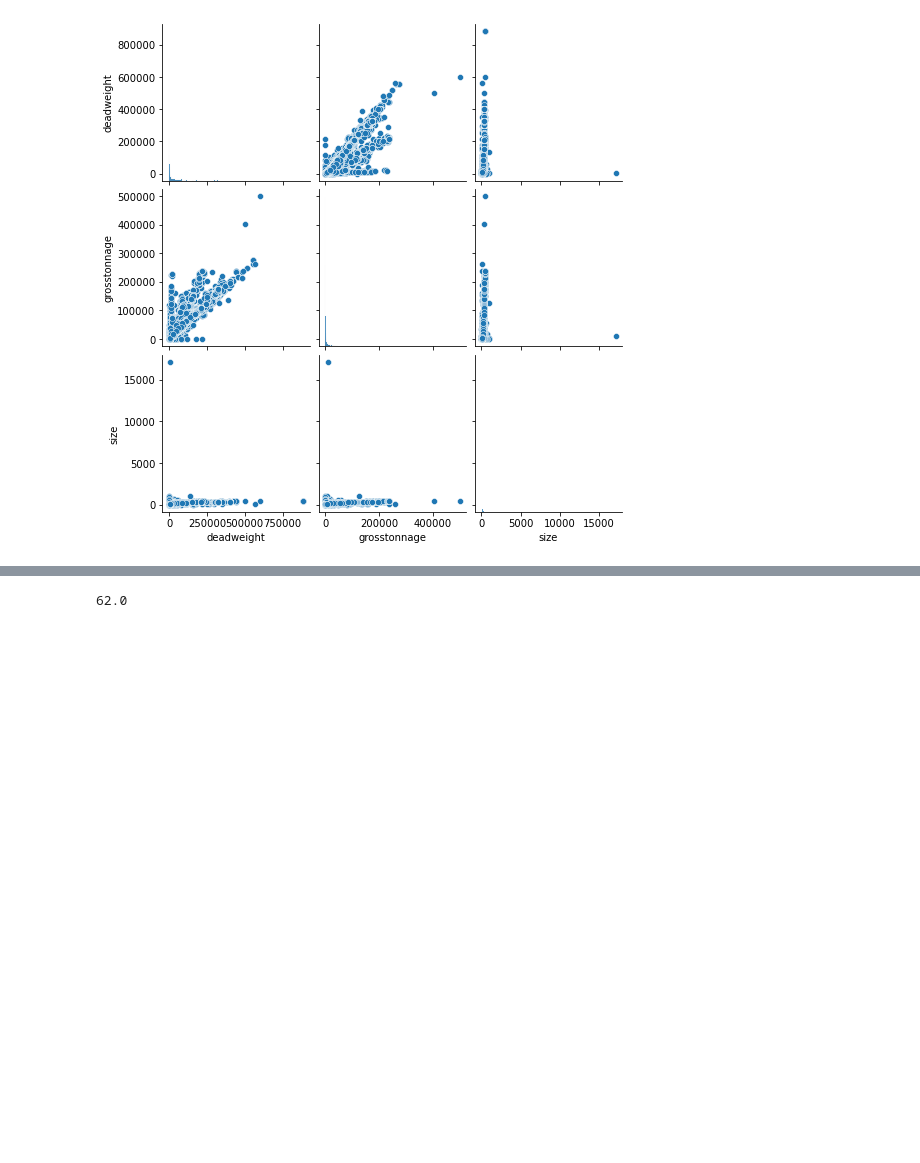
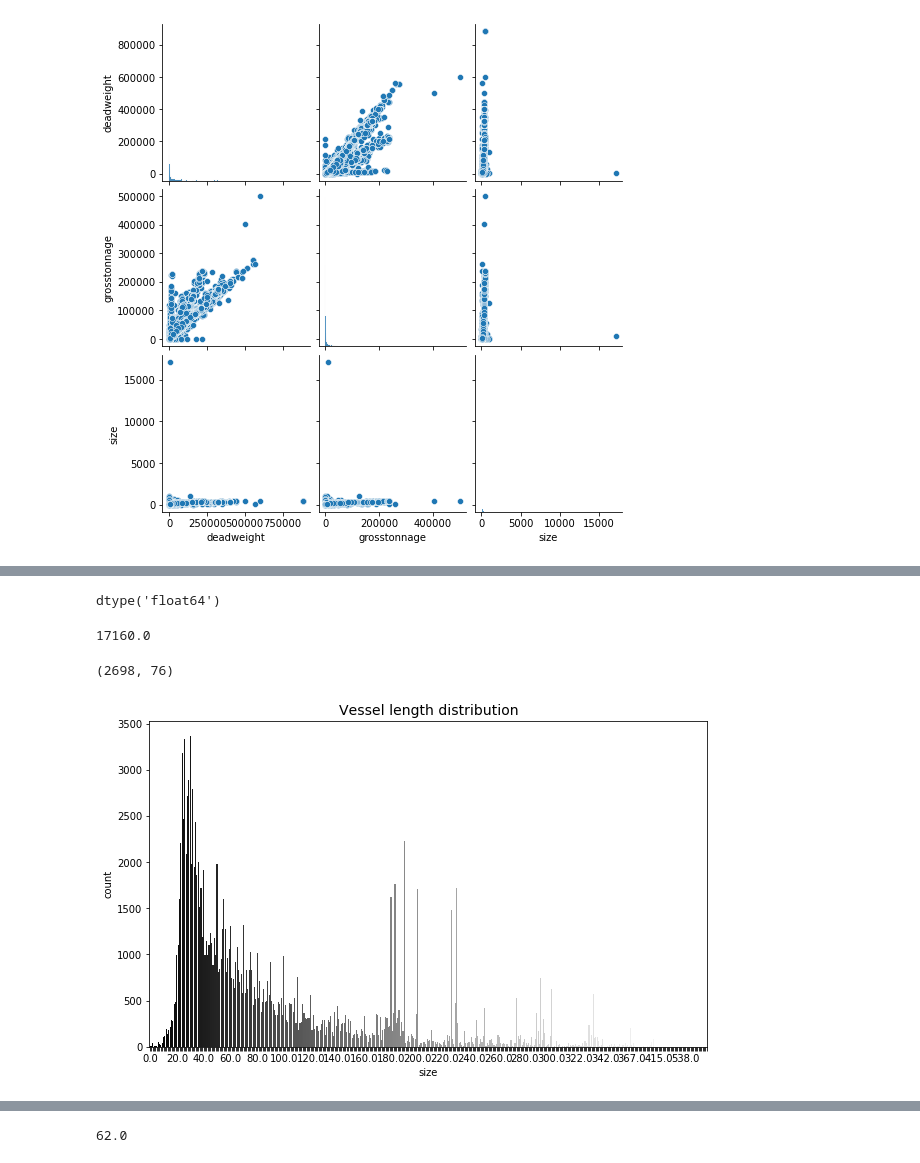
Before and after one commit to efratmag/ports-mapping-using-behavioral-vessel-data, a Jupyter notebook: data_exploration/EDA_Efrat.ipynb, the cells around one changed output, grey strips where cells are left out. Drawn from its saved outputs; the diff is of its cells as text; code cells hidden in the pictures; blank space fills up the shorter version.

```diff
--- a/data_exploration/EDA_Efrat.ipynb
+++ b/data_exploration/EDA_Efrat.ipynb
@@ -416 +439,29 @@ vessels_df['size'].value_counts()
 Name: size, Length: 417, dtype: int64
+# %%
+vessels_df['size'].dtype
+# %% [output]
+dtype('float64')
+# %%
+np.max(vessels_df['size'])
+# %% [output]
+17160.0
+# %%
+vessels_df[vessels_df['size']>300].shape
+# %% [output]
+(2698, 76)
+# %%
+vessels_df['size_till_400'] = vessels_df['size'][vessels_df['size']<400]
+# %%
+plt.figure(figsize=(10, 6))
+
+plot_ = sns.countplot(x="size",  data=vessels_df, palette="Greys_r")
+#plt.xticks(rotation=45)
+plt.title('Vessel length distribution', fontsize=14)
+for ind, label in enumerate(plot_.get_xticklabels()):
+    if ind % 20 == 0:  # every 10th label is kept
+        label.set_visible(True)
+    else:
+        label.set_visible(False)
+plt.show()
+# %% [output]
+[figure, added]
```
Also changed, not shown: parts of 19 cells of this notebook.
